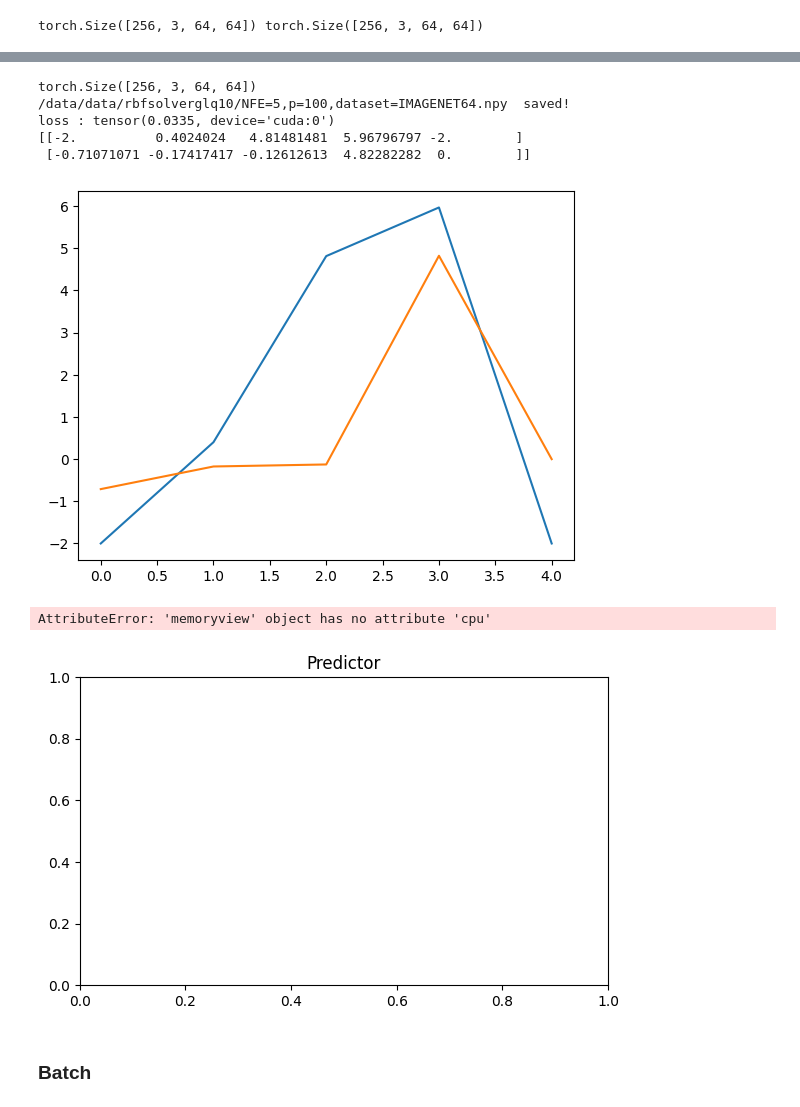
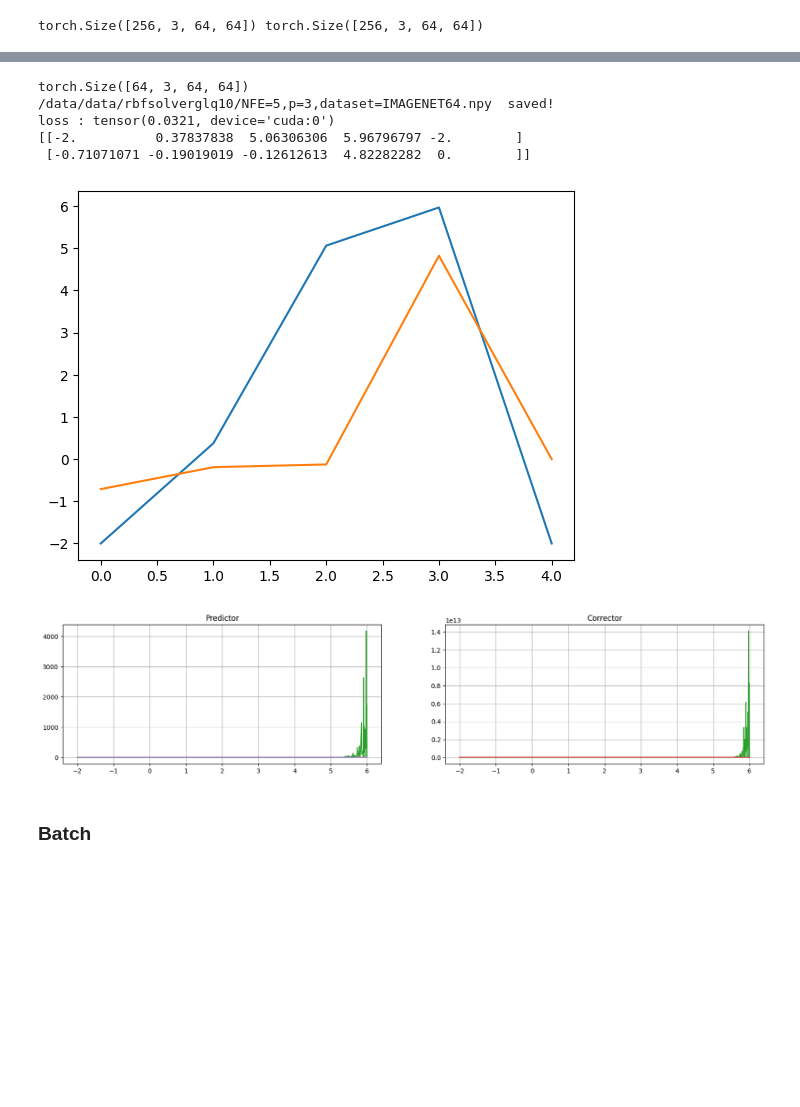
Before and after one commit to scpark20/rbf_fid, a Jupyter notebook: optimization/imagenet64/target matching (rbfsolverglq10).ipynb, the cells around one changed output, grey strips where cells are left out. Cells and saved outputs as stored; diff of their text form; code cells hidden in the pictures; blank space fills up the shorter version.

```diff
--- a/optimization/imagenet64/target matching (rbfsolverglq10).ipynb
+++ b/optimization/imagenet64/target matching (rbfsolverglq10).ipynb
@@ -114,5 +116,5 @@ mkdir: cannot create directory ‘/data/data/rbfsolverglq10’: File exists
 # %%
-n = 256
+n = 64
 noise_batch = noise[:n].to(device)
 target_batch = target[:n].to(device)
 print(noise_batch.shape)
@@ -122,39 +124,38 @@ loss = F.mse_loss(pred, target_batch)
 print('loss :', loss)
 print(optimal_gammas)
 # %% [output]
-torch.Size([256, 3, 64, 64])
-/data/data/rbfsolverglq10/NFE=5,p=100,dataset=IMAGENET64.npy  saved!
-loss : tensor(0.0335, device='cuda:0')
-[[-2.          0.4024024   4.81481481  5.96796797 -2.        ]
- [-0.71071071 -0.17417417 -0.12612613  4.82282282  0.        ]]
+torch.Size([64, 3, 64, 64])
+/data/data/rbfsolverglq10/NFE=5,p=3,dataset=IMAGENET64.npy  saved!
+loss : tensor(0.0321, device='cuda:0')
+[[-2.          0.37837838  5.06306306  5.96796797 -2.        ]
+ [-0.71071071 -0.19019019 -0.12612613  4.82282282  0.        ]]
 # %%
 plt.plot(optimal_gammas[0])
 plt.plot(optimal_gammas[1])
 plt.show()
 # %% [output]
-[figure, old version]
+[figure, new version]
 # %%
 import matplotlib.pyplot as plt
 x_axis = np.linspace(args.log_scale_min, args.log_scale_max, args.log_scale_num)
 
-plt.figure(figsize=[15, 4])
+plt.figure(figsize=[20, 4])
 plt.subplot(1, 2, 1)
 plt.title('Predictor')
 for i in range(len(pred_losses_list)):
-    plt.plot(x_axis, pred_losses_list[i].data.cpu().numpy())
-plt.ylim([0.0, 0.25])
+    plt.plot(x_axis, pred_losses_list[i])
+#plt.ylim([0.0, 1])
 plt.grid()
 
 plt.subplot(1, 2, 2)
 plt.title('Corrector')
 for i in range(len(corr_losses_list)):
-    plt.plot(x_axis, corr_losses_list[i].data.cpu().numpy())
-plt.ylim([0.0, 0.25])
+    plt.plot(x_axis, corr_losses_list[i])
+#plt.ylim([0.0, 1])
 plt.grid()
 plt.show()
 # %% [output]
-AttributeError: 'memoryview' object has no attribute 'cpu'
-[figure, old version]
+[figure, new version]
 # %% [markdown]
 ### Batch
 # %%
```
Also changed, not shown: parts of 4 cells of this notebook, 9 other files.
